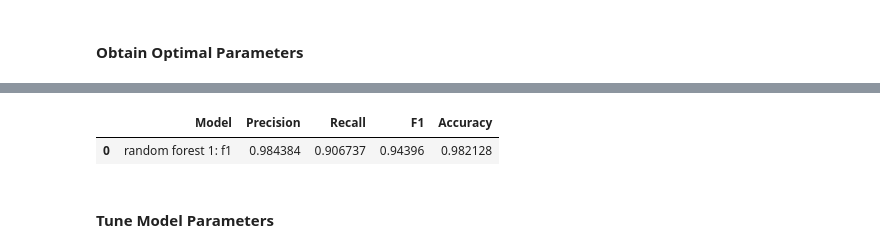
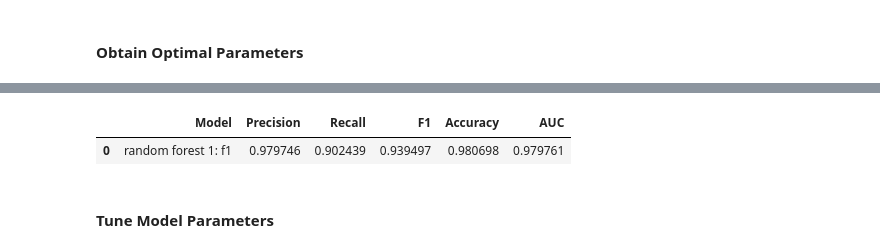
Before and after one commit to CoenMeintjes/predicting_employee_churn_salifort_motors, a Jupyter notebook: project_notebook.ipynb, the cells around one changed output, grey strips where cells are left out. Drawn from its saved outputs; the diff is of its cells as text; code cells hidden in the pictures.

Commit message:
Modified the evaluation criteria
Originally model selection and optimisation was favoring f1 score
Changed this to favor AUC score instead as this is more suitable

```diff
--- a/project_notebook.ipynb
+++ b/project_notebook.ipynb
@@ -1004,5 +1022,5 @@ rf_val.best_params_
 # %%
-def make_results(model_name:str, model_object, metric:str):
+def get_training_results(model_name:str, model_object, metric:str):
     '''
     Arguments:
         model_name (string): what you want the model to be called in the output table
@@ -1018,6 +1036,7 @@ def make_results(model_name:str, model_object, metric:str):
                  'recall': 'mean_test_recall',
                  'f1': 'mean_test_f1',
                  'accuracy': 'mean_test_accuracy',
+                 'auc': 'mean_test_roc_auc'
                  }
 
     # Get all the results from the CV and put them in a df
@@ -1031,6 +1050,7 @@ def make_results(model_name:str, model_object, metric:str):
     recall = best_estimator_results.mean_test_recall
     precision = best_estimator_results.mean_test_precision
     accuracy = best_estimator_results.mean_test_accuracy
+    auc = best_estimator_results.mean_test_roc_auc
 
     # Create table of results
     # table = pd.DataFrame()
@@ -1039,6 +1059,7 @@ def make_results(model_name:str, model_object, metric:str):
                         'Recall': recall,
                         'F1': f1,
                         'Accuracy': accuracy,
+                        'AUC': auc,
                         },
                         index=[0]
                     )
@@ -1047,11 +1068,11 @@ def make_results(model_name:str, model_object, metric:str):
     return table
 # %%
 # Call 'make_results()' on the GridSearch object
-results = make_results('random forest 1: f1', rf_val, 'f1')
+results = get_training_results('random forest 1: f1', rf_val, 'auc')
 results
 # %% [output]
-|  | Model | Precision | Recall | F1 | Accuracy |
-| 0 | random forest 1: f1 | 0.984384 | 0.906737 | 0.94396 | 0.982128 |
+|  | Model | Precision | Recall | F1 | Accuracy | AUC |
+| 0 | random forest 1: f1 | 0.979746 | 0.902439 | 0.939497 | 0.980698 | 0.979761 |
 # %% [markdown]
 #### Tune Model Parameters
 # %%
```
Also changed, not shown: parts of 31 cells of this notebook, 4 other files.
